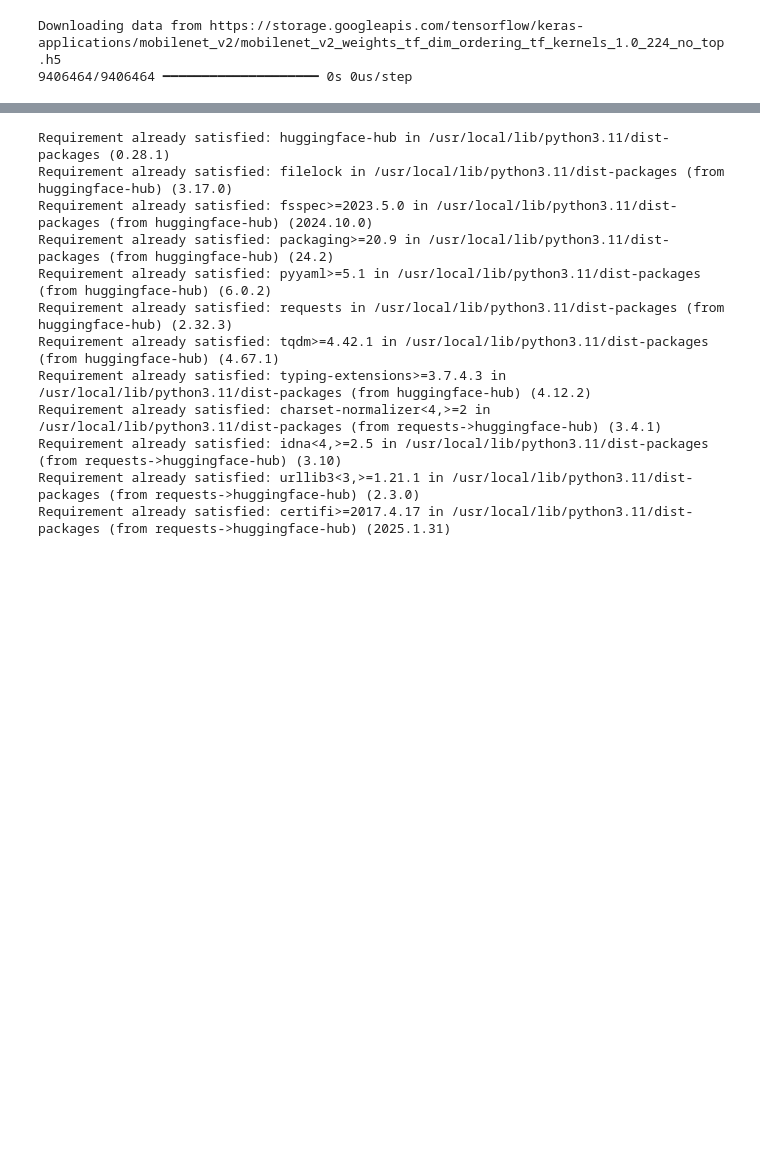
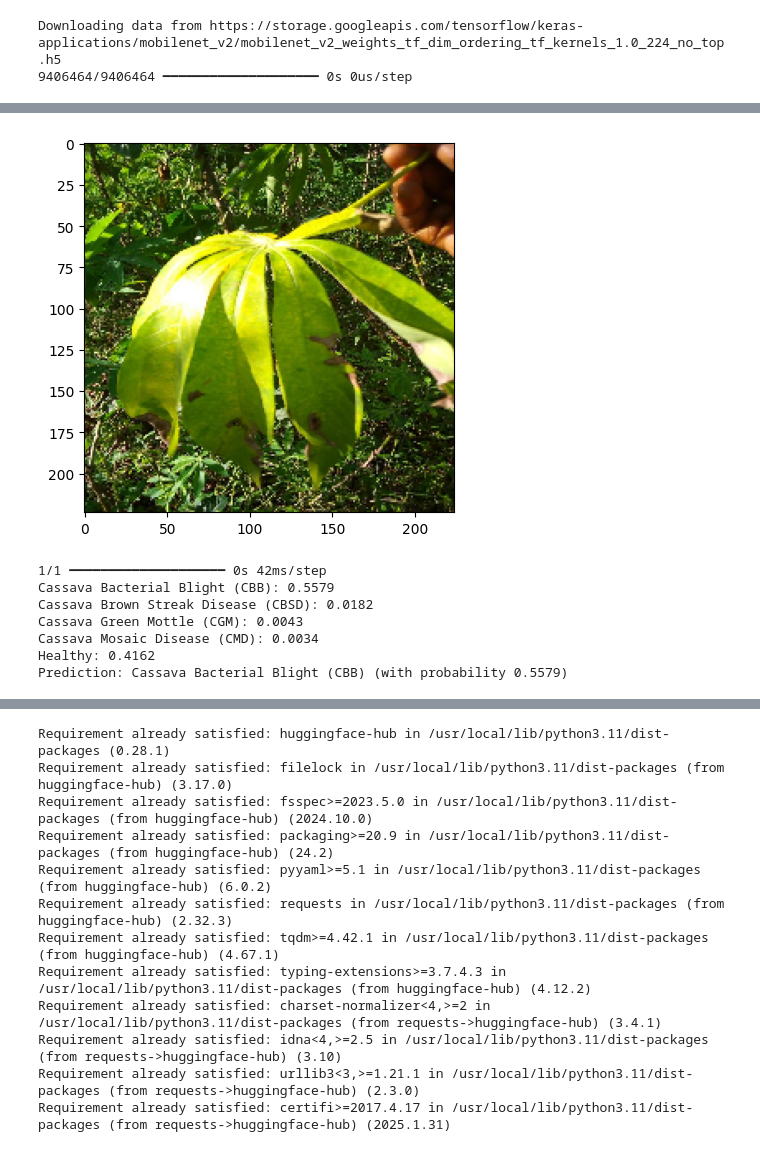
Before and after one commit to lourish789/Cassava_Disease_classification, a Jupyter notebook: Updated_Cassava_Classification_model.ipynb, the cells around one changed output, grey strips where cells are left out. Drawn from its saved outputs; the diff is of its cells as text; code cells hidden in the pictures; blank space fills up the shorter version.

```diff
--- a/Updated_Cassava_Classification_model.ipynb
+++ b/Updated_Cassava_Classification_model.ipynb
@@ -241,0 +244,29 @@ Prediction: Healthy (with probability 0.8251)
+# %%
+img_path = "////content/cassava-leaf-disease-classification/test/Cassava Bacterial Blight (CBB)/1018973237.jpg"
+img = image.load_img(img_path, target_size=(IMG_SIZE, IMG_SIZE))
+img_array = image.img_to_array(img)
+img_array = tf.expand_dims(img_array, 0)
+img_array = img_array / 255
+plt.imshow(img_array[0])
+plt.show()
+
+prediction = model.predict(img_array)
+
+predicted_class_index = tf.math.argmax(prediction[0]).numpy()
+class_labels = list(train_data.class_indices.keys())
+predicted_class = class_labels[predicted_class_index]
+
+for i, probability in enumerate(prediction[0]):
+    print(f"{class_labels[i]}: {probability:.4f}")
+
+
+print(f"Prediction: {predicted_class} (with probability {prediction[0][predicted_class_index]:.4f})")
+# %% [output]
+[figure, added]
+1/1 ━━━━━━━━━━━━━━━━━━━━ 0s 42ms/step
+Cassava Bacterial Blight (CBB): 0.5579
+Cassava Brown Streak Disease (CBSD): 0.0182
+Cassava Green Mottle (CGM): 0.0043
+Cassava Mosaic Disease (CMD): 0.0034
+Healthy: 0.4162
+Prediction: Cassava Bacterial Blight (CBB) (with probability 0.5579)
```
Also changed, not shown: parts of 10 cells of this notebook.
